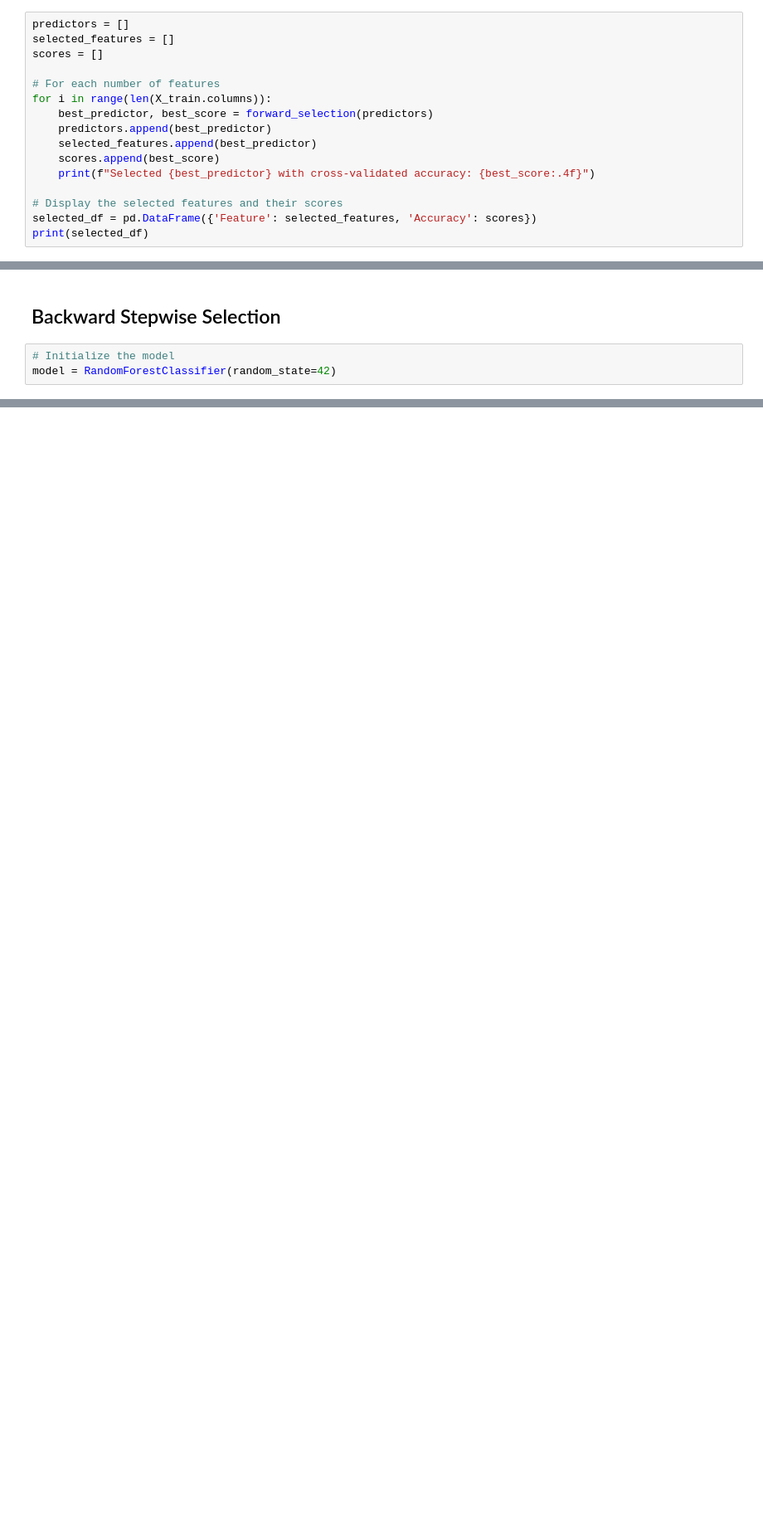
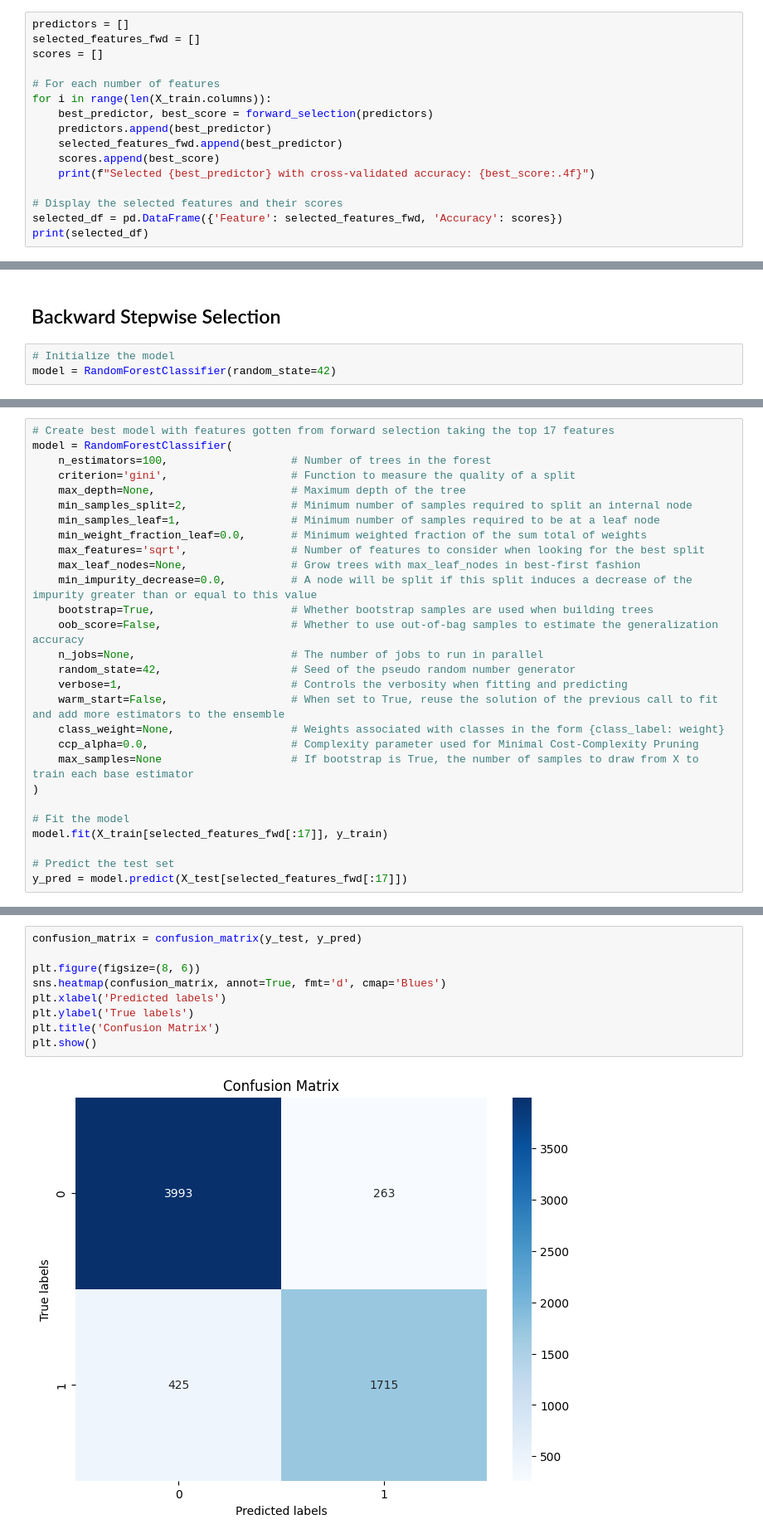
Before and after one commit to Drashko73/hotel-reservations-analysis, a Jupyter notebook: notebooks/06_feature_selection.ipynb, the cells around one changed output, grey strips where cells are left out. Shown at 83% size. Drawn from its saved outputs; the diff is of its cells as text; blank space fills up the shorter version.

Commit message:
Made best model

```diff
--- a/notebooks/06_feature_selection.ipynb
+++ b/notebooks/06_feature_selection.ipynb
@@ -85,19 +85,19 @@ def forward_selection(predictors):
     return results[0]
 # %%
 predictors = []
-selected_features = []
+selected_features_fwd = []
 scores = []
 
 # For each number of features
 for i in range(len(X_train.columns)):
     best_predictor, best_score = forward_selection(predictors)
     predictors.append(best_predictor)
-    selected_features.append(best_predictor)
+    selected_features_fwd.append(best_predictor)
     scores.append(best_score)
     print(f"Selected {best_predictor} with cross-validated accuracy: {best_score:.4f}")
 
 # Display the selected features and their scores
-selected_df = pd.DataFrame({'Feature': selected_features, 'Accuracy': scores})
+selected_df = pd.DataFrame({'Feature': selected_features_fwd, 'Accuracy': scores})
 print(selected_df)
 # %% [output]
 Selected lead_time with cross-validated accuracy: 0.7633
@@ -172,0 +175,28 @@ Removed market_segment_type_Corporate with cross-validated accuracy: 0.8931
+# %%
+# Create best model with features gotten from forward selection taking the top 17 features
+model = RandomForestClassifier(
+    n_estimators=100,                   # Number of trees in the forest
+    criterion='gini',                   # Function to measure the quality of a split
+    max_depth=None,                     # Maximum depth of the tree
+    min_samples_split=2,                # Minimum number of samples required to split an internal node
+    min_samples_leaf=1,                 # Minimum number of samples required to be at a leaf node
+    min_weight_fraction_leaf=0.0,       # Minimum weighted fraction of the sum total of weights
+    max_features='sqrt',                # Number of features to consider when looking for the best split
+    max_leaf_nodes=None,                # Grow trees with max_leaf_nodes in best-first fashion
+    min_impurity_decrease=0.0,          # A node will be split if this split induces a decrease of the impurity greater than or equal to this value
+    bootstrap=True,                     # Whether bootstrap samples are used when building trees
+    oob_score=False,                    # Whether to use out-of-bag samples to estimate the generalization accuracy
+    n_jobs=None,                        # The number of jobs to run in parallel
+    random_state=42,                    # Seed of the pseudo random number generator
+    verbose=1,                          # Controls the verbosity when fitting and predicting
+    warm_start=False,                   # When set to True, reuse the solution of the previous call to fit and add more estimators to the ensemble
+    class_weight=None,                  # Weights associated with classes in the form {class_label: weight}
+    ccp_alpha=0.0,                      # Complexity parameter used for Minimal Cost-Complexity Pruning
+    max_samples=None                    # If bootstrap is True, the number of samples to draw from X to train each base estimator
+)
+
+# Fit the model
+model.fit(X_train[selected_features_fwd[:17]], y_train)
+
+# Predict the test set
+y_pred = model.predict(X_test[selected_features_fwd[:17]])
@@ -172,0 +209,11 @@ Removed market_segment_type_Corporate with cross-validated accuracy: 0.8931
+# %%
+confusion_matrix = confusion_matrix(y_test, y_pred)
+
+plt.figure(figsize=(8, 6))
+sns.heatmap(confusion_matrix, annot=True, fmt='d', cmap='Blues')
+plt.xlabel('Predicted labels')
+plt.ylabel('True labels')
+plt.title('Confusion Matrix')
+plt.show()
+# %% [output]
+[figure, added]
```
Also changed, not shown: parts of 8 cells of this notebook, 3 other files.
